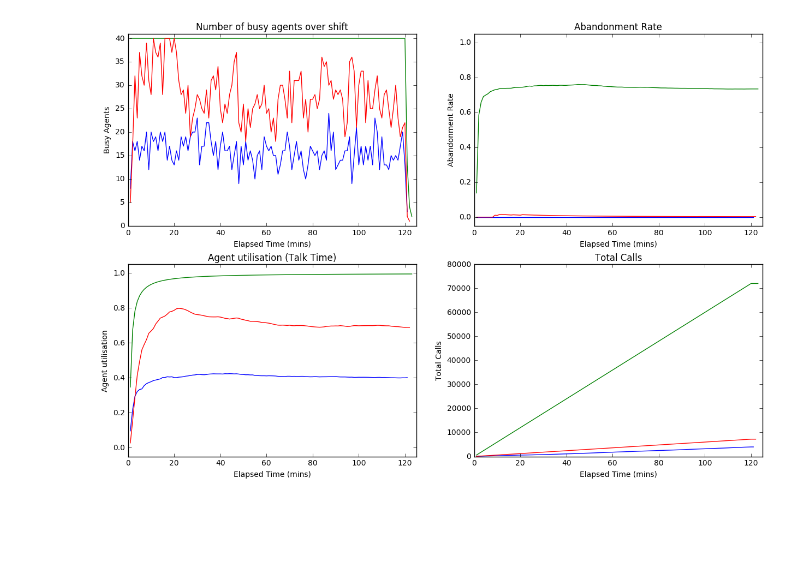
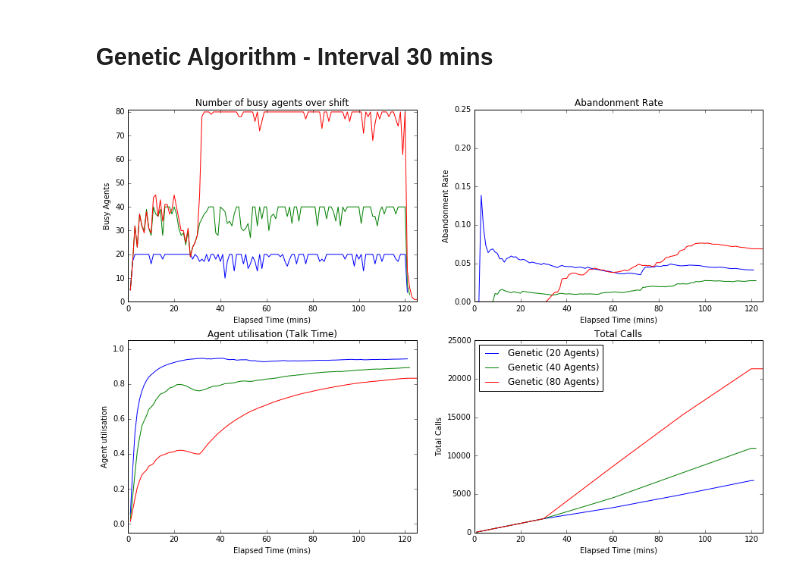
Before and after one commit to rabjohnston/E81ProjectPredictiveDialer, a Jupyter notebook: project.ipynb, the cells around one changed output. Drawn from its saved outputs; the diff is of its cells as text; code cells hidden in the pictures; blank space fills up the shorter version.

```diff
--- a/project.ipynb
+++ b/project.ipynb
@@ -102,13 +239,15 @@ plt.show()
+# %% [markdown]
+## Genetic Algorithm - Interval 30 mins
 # %%
 import pandas as pd
 
-df_free_agent = pd.read_pickle('history_free_agent.pkl')
-df_1_per_sec = pd.read_pickle('history_1_calls_sec.pkl')
-df_10_per_sec = pd.read_pickle('history_10_calls_sec.pkl')
+df_genetic_40 = pd.read_pickle('history/history_genetic_40agents.pkl')
+df_genetic_80 = pd.read_pickle('history/history_genetic_80agents.pkl')
+df_genetic_20 = pd.read_pickle('history/history_genetic_20agents.pkl')
 
-df_free_agent['current_time'] = df_free_agent['current_time'] / (1000 * 60)
-df_1_per_sec['current_time'] = df_1_per_sec['current_time'] / (1000 * 60)
-df_10_per_sec['current_time'] = df_10_per_sec['current_time'] / (1000 * 60)
+df_genetic_40['current_time'] = df_genetic_40['current_time'] / (1000 * 60)
+df_genetic_80['current_time'] = df_genetic_80['current_time'] / (1000 * 60)
+df_genetic_20['current_time'] = df_genetic_20['current_time'] / (1000 * 60)
 # %%
 
 fig, axes = plt.subplots(nrows=2, ncols=2, figsize=(15,10))
@@ -119,12 +258,12 @@ axes[0,0].set_xlabel("Elapsed Time (mins)")
 axes[0,0].set_ylabel("Busy Agents")
 
 axes[0,0].set_xlim([0, 125])
-axes[0,0].set_ylim([0, 41])
+axes[0,0].set_ylim([0, 81])
 
 
-axes[0,0].plot(df_free_agent.current_time, df_free_agent.number_busy_agents, lw=1, label='Free Agent')
-axes[0,0].plot(df_10_per_sec.current_time, df_10_per_sec.number_busy_agents, lw=1, label='10 per sec')
-axes[0,0].plot(df_1_per_sec.current_time, df_1_per_sec.number_busy_agents, lw=1, label='1 per sec')
+axes[0,0].plot(df_genetic_20.current_time, df_genetic_20.number_busy_agents, lw=1, label='Genetic (20 Agents)')
+axes[0,0].plot(df_genetic_40.current_time, df_genetic_40.number_busy_agents, lw=1, label='Genetic (40 agents)')
+axes[0,0].plot(df_genetic_80.current_time, df_genetic_80.number_busy_agents, lw=1, label='Genetic (80 agents)')
 
 
 axes[0,1].set_title('Abandonment Rate')
@@ -132,42 +271,42 @@ axes[0,1].set_xlabel("Elapsed Time (mins)")
 axes[0,1].set_ylabel("Abandonment Rate")
 
 axes[0,1].set_xlim([0, 125])
-axes[0,1].set_ylim([-0.05, 1.05])
+axes[0,1].set_ylim([0, 0.25])
 
 
-axes[0,1].plot(df_free_agent.current_time, df_free_agent.current_abandonment_rate, lw=1, label='Free Agent')
-axes[0,1].plot(df_10_per_sec.current_time, df_10_per_sec.current_abandonment_rate, lw=1, label='10 per sec')
-axes[0,1].plot(df_1_per_sec.current_time, df_1_per_sec.current_abandonment_rate, lw=1, label='1 per sec')
+axes[0,1].plot(df_genetic_20.current_time, df_genetic_20.current_abandonment_rate, lw=1, label='Genetic (20 Agents)')
+axes[0,1].plot(df_genetic_40.current_time, df_genetic_40.current_abandonment_rate, lw=1, label='Genetic (40 Agents)')
+axes[0,1].plot(df_genetic_80.current_time, df_genetic_80.current_abandonment_rate, lw=1, label='Genetic (80 Agents)')
 
 
 axes[1,0].set_title('Agent utilisation (Talk Time)')
 axes[1,0].set_xlabel("Elapsed Time (mins)")
 axes[1,0].set_ylabel("Agent utilisation")
 
 axes[1,0].set_xlim([0, 125])
 axes[1,0].set_ylim([-0.05, 1.05])
 
 
-axes[1,0].plot(df_free_agent.current_time, df_free_agent.current_talk_time, lw=1, label='Free Agent')
-axes[1,0].plot(df_10_per_sec.current_time, df_10_per_sec.current_talk_time, lw=1, label='10 per sec')
-axes[1,0].plot(df_1_per_sec.current_time, df_1_per_sec.current_talk_time, lw=1, label='1 per sec')
+axes[1,0].plot(df_genetic_20.current_time, df_genetic_20.current_talk_time, lw=1, label='Genetic (20 Agents)')
+axes[1,0].plot(df_genetic_40.current_time, df_genetic_40.current_talk_time, lw=1, label='Genetic (40 Agents)')
+axes[1,0].plot(df_genetic_80.current_time, df_genetic_80.current_talk_time, lw=1, label='Genetic (80 Agents)')
 
 
 axes[1,1].set_title('Total Calls')
 axes[1,1].set_xlabel("Elapsed Time (mins)")
 axes[1,1].set_ylabel("Total Calls")
 
 axes[1,1].set_xlim([0, 125])
 #axes[1,1].set_ylim([-0.05, 1.05])
 
 
-axes[1,1].plot(df_free_agent.current_time, df_free_agent.total_number_calls, lw=1, label='Free Agent')
-axes[1,1].plot(df_10_per_sec.current_time, df_10_per_sec.total_number_calls, lw=1, label='10 per sec')
-axes[1,1].plot(df_1_per_sec.current_time, df_1_per_sec.total_number_calls, lw=1, label='1 per sec')
-
+axes[1,1].plot(df_genetic_20.current_time, df_genetic_20.total_number_calls, lw=1, label='Genetic (20 Agents)')
+axes[1,1].plot(df_genetic_40.current_time, df_genetic_40.total_number_calls, lw=1, label='Genetic (40 Agents)')
+axes[1,1].plot(df_genetic_80.current_time, df_genetic_80.total_number_calls, lw=1, label='Genetic (80 Agents)')
+axes[1,1].legend(loc='upper left')
 
 # fig.subplots_adjust(hspace=0)
 
 fig.show()
 # %% [output]
-[figure, old version]
+[figure, new version]
```
Also changed, not shown: parts of 17 cells of this notebook, 2 other files.
